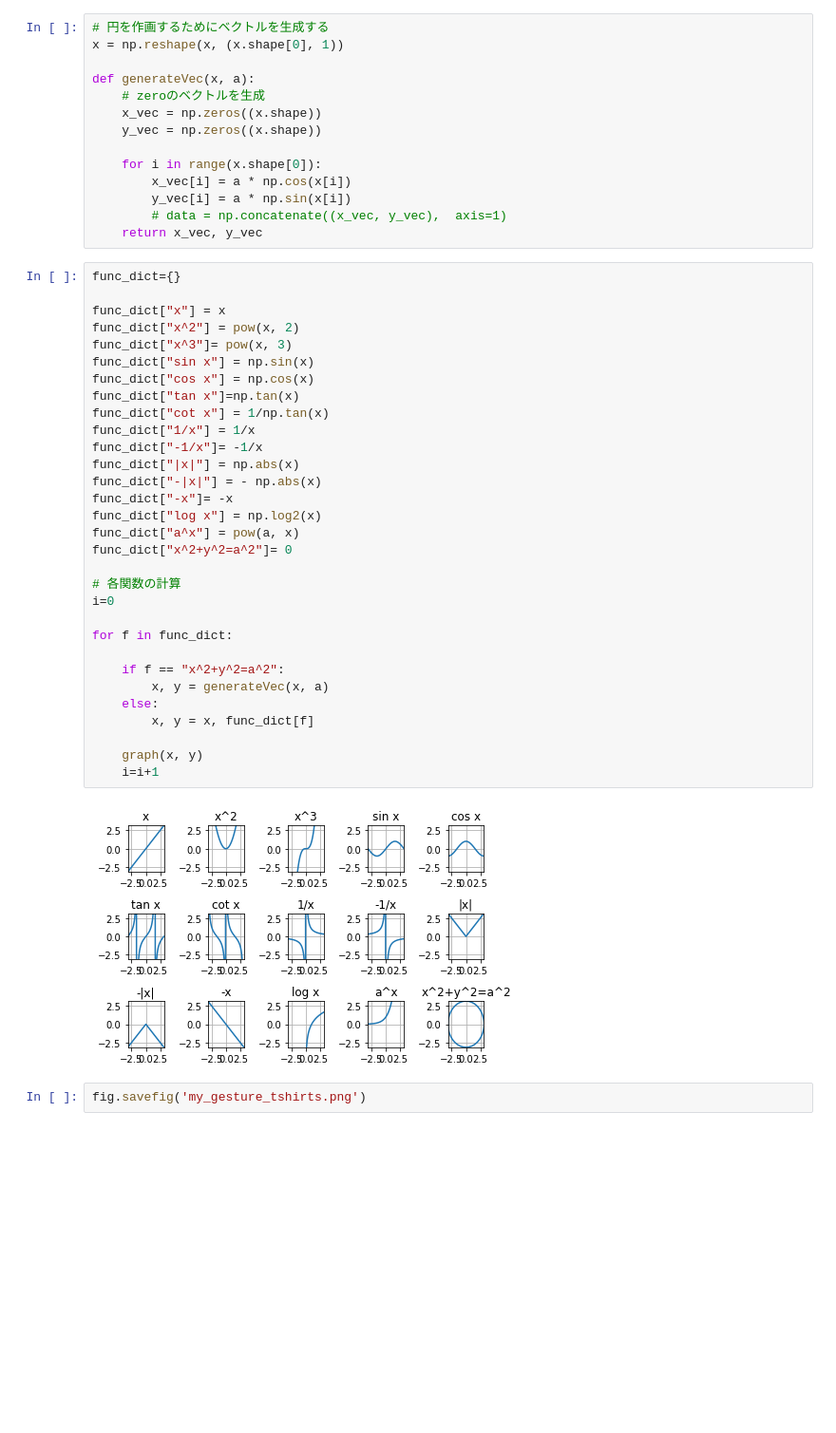
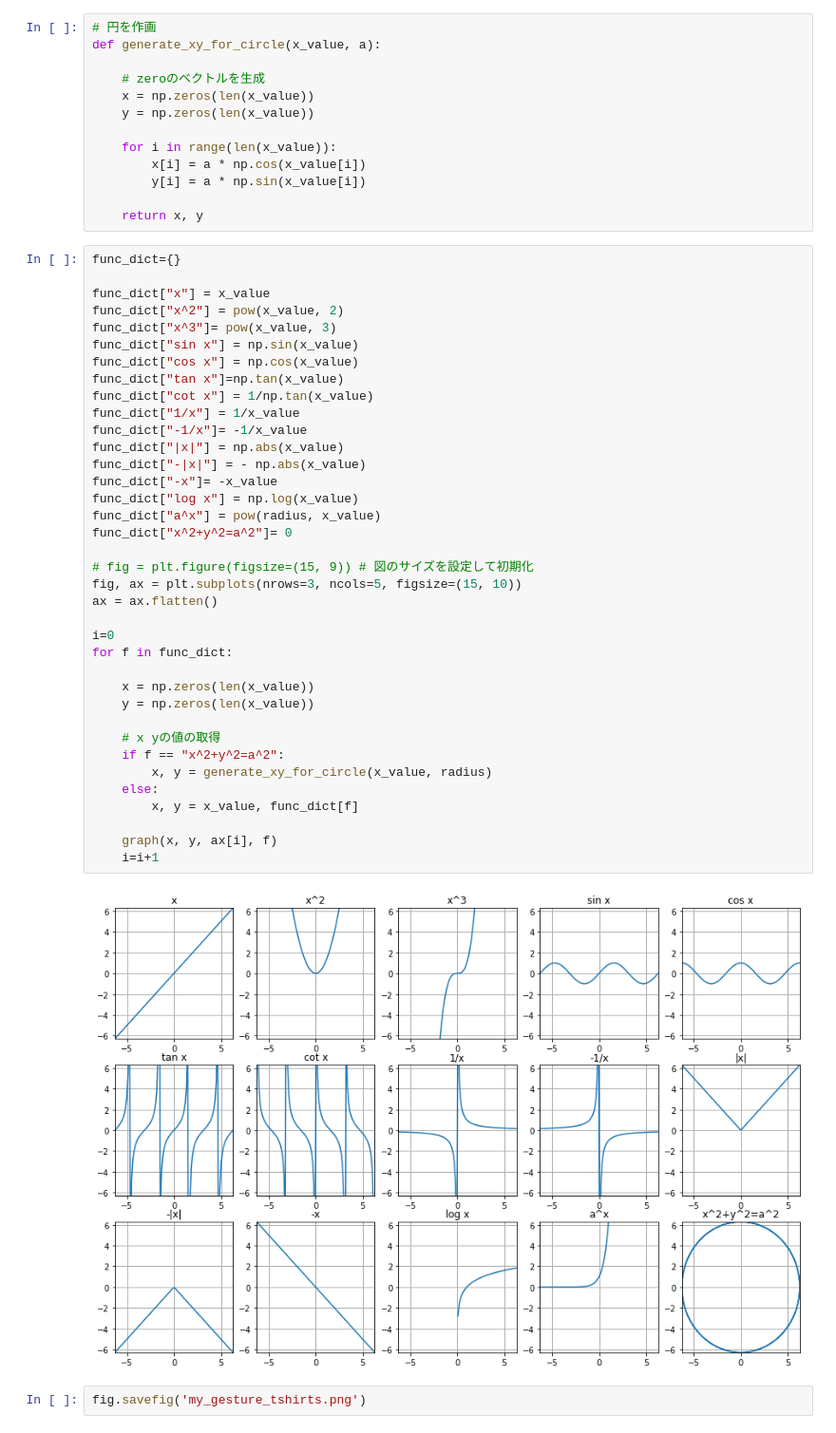
Before and after one commit to hiromasat/my_gesture_tshirts, a Jupyter notebook: my_gesture_tshirts.ipynb, the cells around one changed output. Shown at 95% size. Drawn from its saved outputs; the diff is of its cells as text; blank space fills up the shorter version.

Commit message:
modify graph size

```diff
--- a/my_gesture_tshirts.ipynb
+++ b/my_gesture_tshirts.ipynb
@@ -34,49 +28,54 @@ def graph(x, y):
 # %%
-# 円を作画するためにベクトルを生成する
-x = np.reshape(x, (x.shape[0], 1))
+# 円を作画
+def generate_xy_for_circle(x_value, a):
 
-def generateVec(x, a):
     # zeroのベクトルを生成
-    x_vec = np.zeros((x.shape))
-    y_vec = np.zeros((x.shape))
+    x = np.zeros(len(x_value))
+    y = np.zeros(len(x_value))
 
-    for i in range(x.shape[0]):
-        x_vec[i] = a * np.cos(x[i])
-        y_vec[i] = a * np.sin(x[i])
-        # data = np.concatenate((x_vec, y_vec),  axis=1)
-    return x_vec, y_vec
+    for i in range(len(x_value)):
+        x[i] = a * np.cos(x_value[i])
+        y[i] = a * np.sin(x_value[i])
+
+    return x, y
 # %%
 func_dict={}
 
-func_dict["x"] = x
-func_dict["x^2"] = pow(x, 2)
-func_dict["x^3"]= pow(x, 3)
-func_dict["sin x"] = np.sin(x)
-func_dict["cos x"] = np.cos(x)
-func_dict["tan x"]=np.tan(x)
-func_dict["cot x"] = 1/np.tan(x)
-func_dict["1/x"] = 1/x
-func_dict["-1/x"]= -1/x
-func_dict["|x|"] = np.abs(x)
-func_dict["-|x|"] = - np.abs(x)
-func_dict["-x"]= -x
-func_dict["log x"] = np.log2(x)
-func_dict["a^x"] = pow(a, x)
+func_dict["x"] = x_value
+func_dict["x^2"] = pow(x_value, 2)
+func_dict["x^3"]= pow(x_value, 3)
+func_dict["sin x"] = np.sin(x_value)
+func_dict["cos x"] = np.cos(x_value)
+func_dict["tan x"]=np.tan(x_value)
+func_dict["cot x"] = 1/np.tan(x_value)
+func_dict["1/x"] = 1/x_value
+func_dict["-1/x"]= -1/x_value
+func_dict["|x|"] = np.abs(x_value)
+func_dict["-|x|"] = - np.abs(x_value)
+func_dict["-x"]= -x_value
+func_dict["log x"] = np.log(x_value)
+func_dict["a^x"] = pow(radius, x_value)
 func_dict["x^2+y^2=a^2"]= 0
 
-# 各関数の計算
+# fig = plt.figure(figsize=(15, 9)) # 図のサイズを設定して初期化
+fig, ax = plt.subplots(nrows=3, ncols=5, figsize=(15, 10))
+ax = ax.flatten()
+
 i=0
-
 for f in func_dict:
 
+    x = np.zeros(len(x_value))
+    y = np.zeros(len(x_value))
+
+    # x yの値の取得
     if f == "x^2+y^2=a^2":
-        x, y = generateVec(x, a)
+        x, y = generate_xy_for_circle(x_value, radius)
     else:
-        x, y = x, func_dict[f]
+        x, y = x_value, func_dict[f]
 
-    graph(x, y)
+    graph(x, y, ax[i], f)
     i=i+1
 # %% [output]
-[figure, old version]
+[figure, new version]
 # %%
 fig.savefig('my_gesture_tshirts.png')
```
Also changed, not shown: parts of 3 cells of this notebook, 1 other file.
